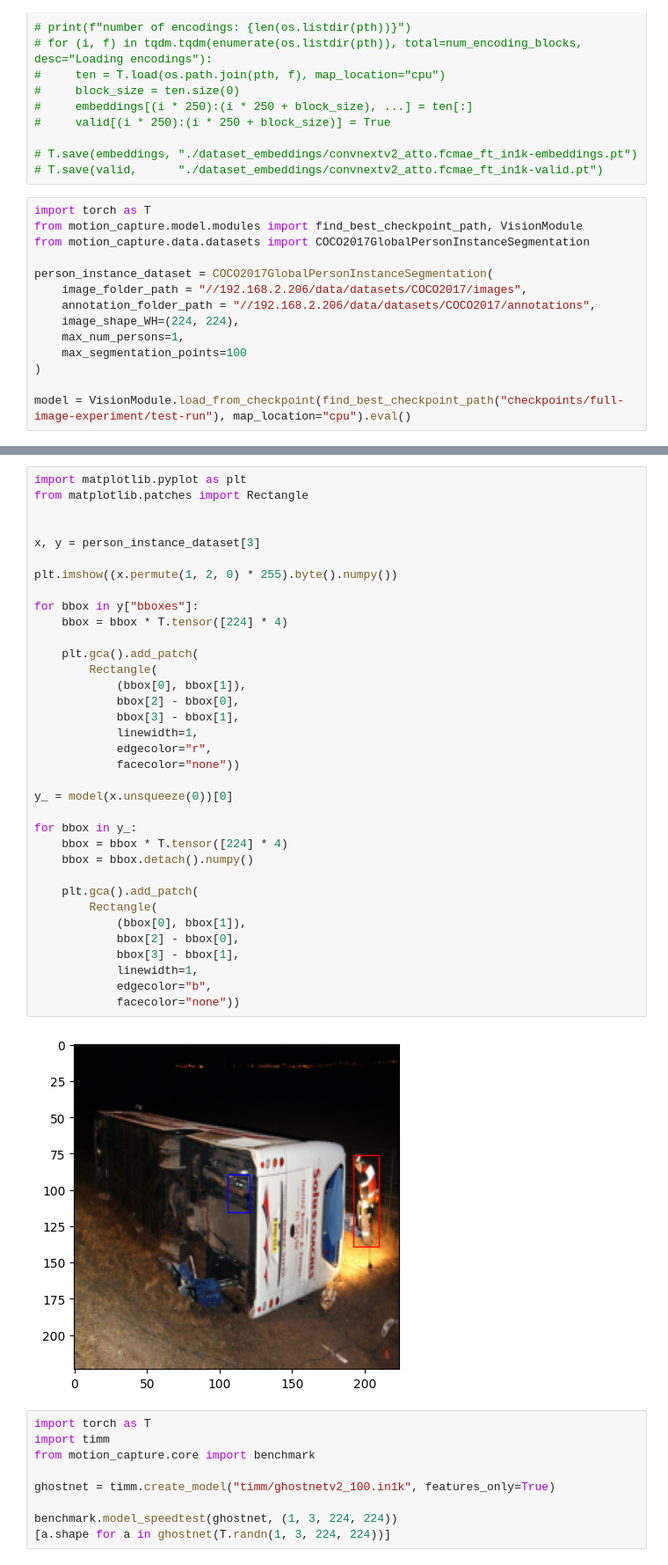
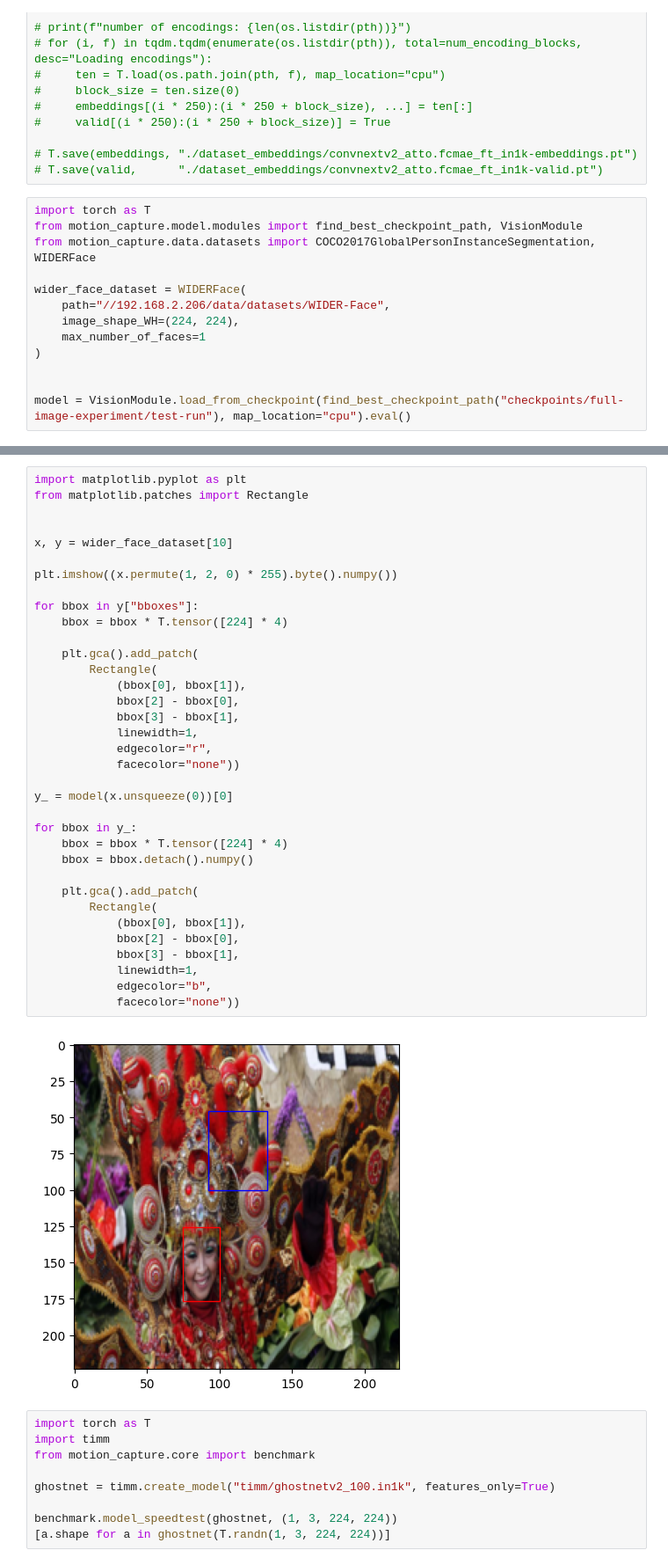
Before and after one commit to freya-aino/motion-capture, a Jupyter notebook: model_tests.ipynb, the cells around one changed output, grey strips where cells are left out. Shown at 88% size. Drawn from its saved outputs; the diff is of its cells as text.

```diff
--- a/model_tests.ipynb
+++ b/model_tests.ipynb
@@ -21,15 +21,14 @@
 # %%
 import torch as T
 from motion_capture.model.modules import find_best_checkpoint_path, VisionModule
-from motion_capture.data.datasets import COCO2017GlobalPersonInstanceSegmentation
+from motion_capture.data.datasets import COCO2017GlobalPersonInstanceSegmentation, WIDERFace
 
-person_instance_dataset = COCO2017GlobalPersonInstanceSegmentation(
-    image_folder_path = "//192.168.2.206/data/datasets/COCO2017/images",
-    annotation_folder_path = "//192.168.2.206/data/datasets/COCO2017/annotations",
+wider_face_dataset = WIDERFace(
+    path="//192.168.2.206/data/datasets/WIDER-Face",
     image_shape_WH=(224, 224),
-    max_num_persons=1,
-    max_segmentation_points=100
+    max_number_of_faces=1
 )
 
+
 model = VisionModule.load_from_checkpoint(find_best_checkpoint_path("checkpoints/full-image-experiment/test-run"), map_location="cpu").eval()
 # %% [output]
@@ -39,38 +38,38 @@ import matplotlib.pyplot as plt
 from matplotlib.patches import Rectangle
 
 
-x, y = person_instance_dataset[3]
+x, y = wider_face_dataset[10]
 
 plt.imshow((x.permute(1, 2, 0) * 255).byte().numpy())
 
 for bbox in y["bboxes"]:
     bbox = bbox * T.tensor([224] * 4)
 
     plt.gca().add_patch(
         Rectangle(
             (bbox[0], bbox[1]),
             bbox[2] - bbox[0],
             bbox[3] - bbox[1],
             linewidth=1,
             edgecolor="r",
             facecolor="none"))
 
 y_ = model(x.unsqueeze(0))[0]
 
 for bbox in y_:
     bbox = bbox * T.tensor([224] * 4)
     bbox = bbox.detach().numpy()
 
     plt.gca().add_patch(
         Rectangle(
             (bbox[0], bbox[1]),
             bbox[2] - bbox[0],
             bbox[3] - bbox[1],
             linewidth=1,
             edgecolor="b",
             facecolor="none"))
 # %% [output]
-[figure, old version]
+[figure, new version]
 # %%
 import torch as T
 import timm
```
Also changed, not shown: parts of 5 cells of this notebook, 7 other files.
